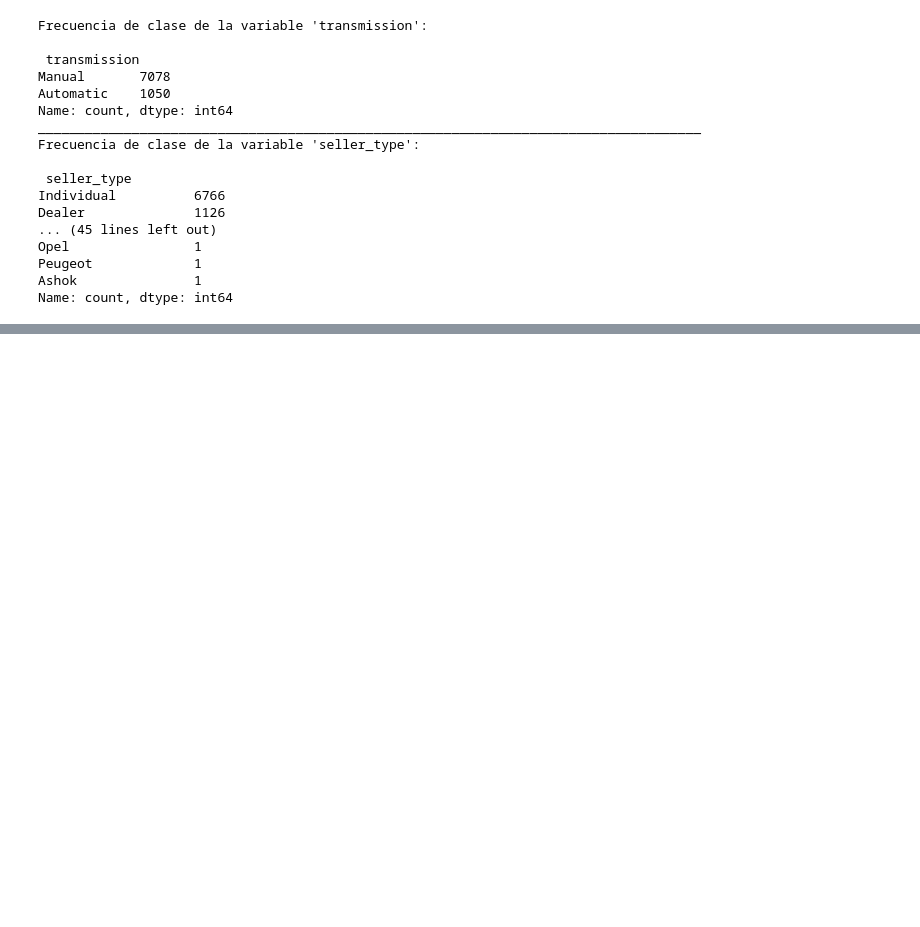
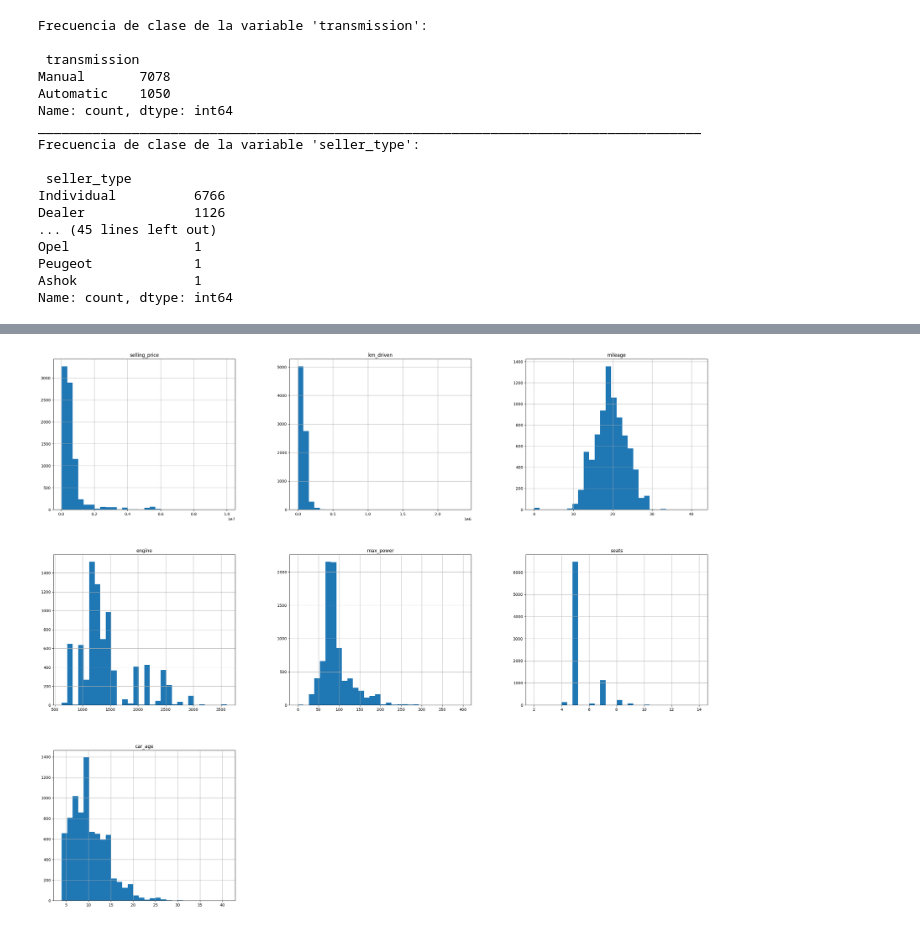
Before and after one commit to MonicaYun15/DATA_MINING, a Jupyter notebook: MineriadeDatos.ipynb, the cells around one changed output, grey strips where cells are left out. Saved outputs shown, nothing was run; the diff lists cells and outputs as text; code cells hidden in the pictures; blank space fills up the shorter version.

```diff
--- a/MineriadeDatos.ipynb
+++ b/MineriadeDatos.ipynb
@@ -218,0 +243,5 @@ df.to_csv("car_data_cleaned.csv", index=False)
+# %%
+df.hist(figsize = (30, 25), bins = 30, legend = False)
+plt.show()
+# %% [output]
+[figure, added]
```
Also changed, not shown: parts of 44 cells of this notebook.
